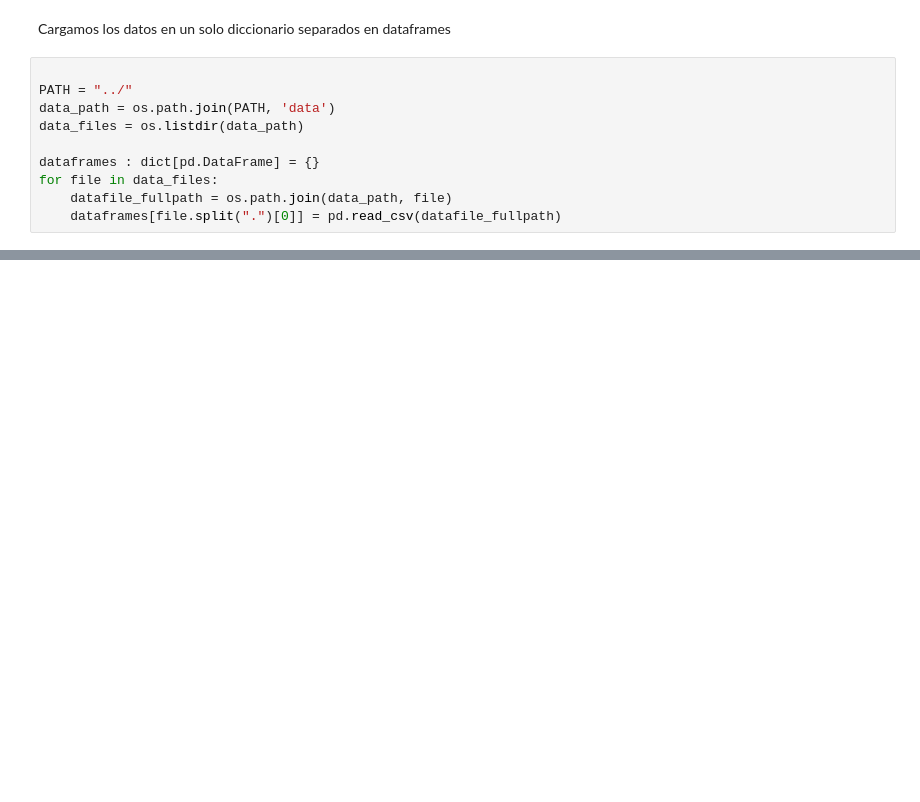
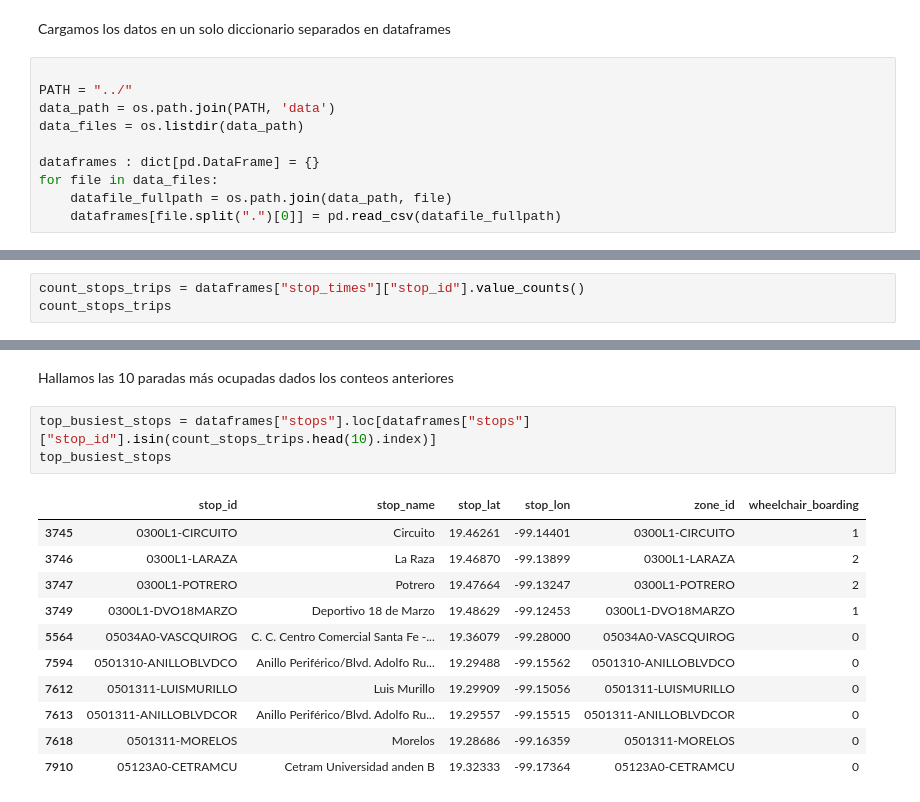
Before and after one commit to FedeSS99/MCE-TSP-Optimizacion, a Jupyter notebook: syntax/01-EDA.ipynb, the cells around one changed output, grey strips where cells are left out. Drawn from its saved outputs; the diff is of its cells as text; blank space fills up the shorter version.

```diff
--- a/syntax/01-EDA.ipynb
+++ b/syntax/01-EDA.ipynb
@@ -61,0 +64,3 @@ top_busiest_routes
+# %%
+count_stops_trips = dataframes["stop_times"]["stop_id"].value_counts()
+count_stops_trips
@@ -61,0 +81,17 @@ top_busiest_routes
+# %% [markdown]
+Hallamos las 10 paradas más ocupadas dados los conteos anteriores
+# %%
+top_busiest_stops = dataframes["stops"].loc[dataframes["stops"]["stop_id"].isin(count_stops_trips.head(10).index)]
+top_busiest_stops
+# %% [output]
+|  | stop_id | stop_name | stop_lat | stop_lon | zone_id | wheelchair_boarding |
+| 3745 | 0300L1-CIRCUITO | Circuito | 19.46261 | -99.14401 | 0300L1-CIRCUITO | 1 |
+| 3746 | 0300L1-LARAZA | La Raza | 19.46870 | -99.13899 | 0300L1-LARAZA | 2 |
+| 3747 | 0300L1-POTRERO | Potrero | 19.47664 | -99.13247 | 0300L1-POTRERO | 2 |
+| 3749 | 0300L1-DVO18MARZO | Deportivo 18 de Marzo | 19.48629 | -99.12453 | 0300L1-DVO18MARZO | 1 |
+| 5564 | 05034A0-VASCQUIROG | C. C. Centro Comercial Santa Fe -... | 19.36079 | -99.28000 | 05034A0-VASCQUIROG | 0 |
+| 7594 | 0501310-ANILLOBLVDCO | Anillo Periférico/Blvd. Adolfo Ru... | 19.29488 | -99.15562 | 0501310-ANILLOBLVDCO | 0 |
+| 7612 | 0501311-LUISMURILLO | Luis Murillo | 19.29909 | -99.15056 | 0501311-LUISMURILLO | 0 |
+| 7613 | 0501311-ANILLOBLVDCOR | Anillo Periférico/Blvd. Adolfo Ru... | 19.29557 | -99.15515 | 0501311-ANILLOBLVDCOR | 0 |
+| 7618 | 0501311-MORELOS | Morelos | 19.28686 | -99.16359 | 0501311-MORELOS | 0 |
+| 7910 | 05123A0-CETRAMCU | Cetram Universidad anden B | 19.32333 | -99.17364 | 05123A0-CETRAMCU | 0 |
```
Also changed, not shown: parts of 12 cells of this notebook.
